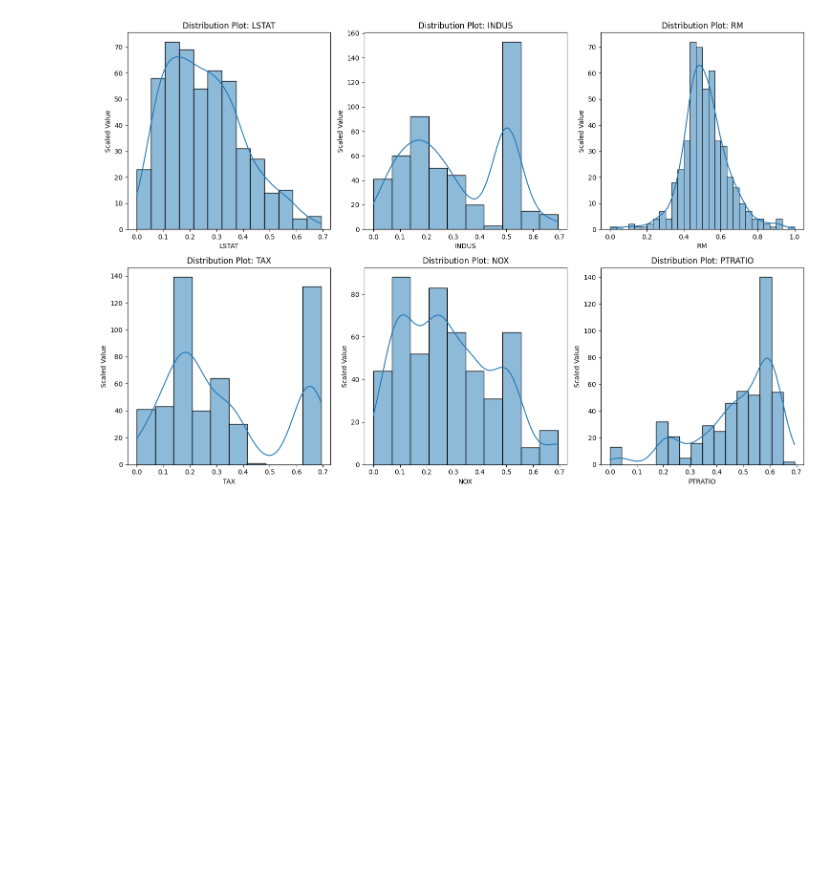
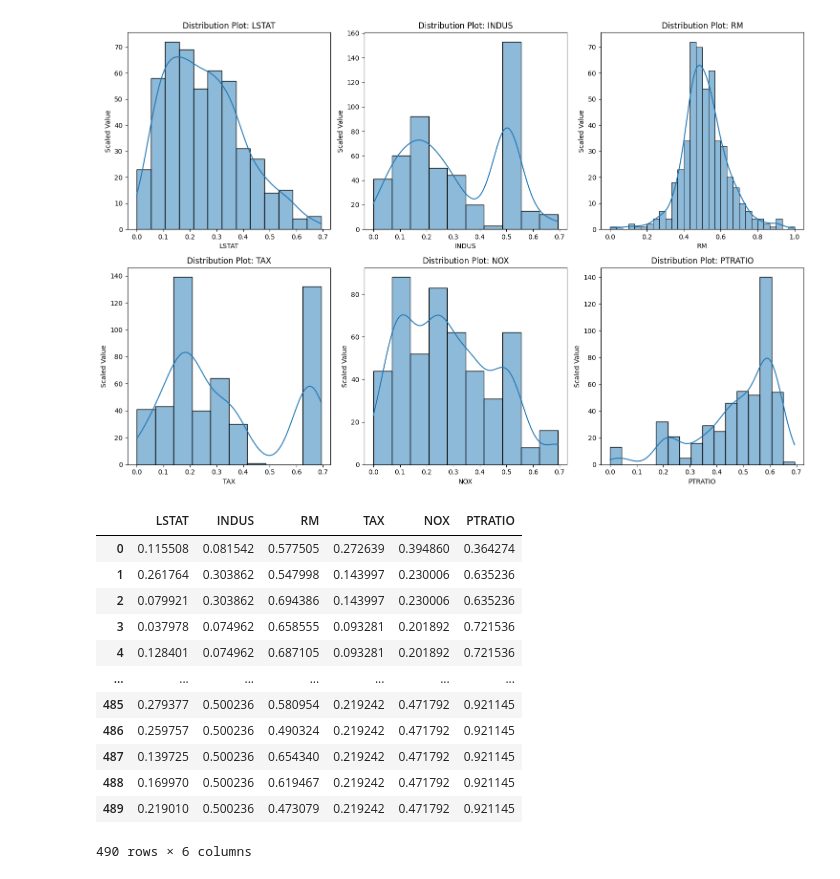
Before and after one commit to emonteiro27/data-boston-house-prices, a Jupyter notebook: boston-house-prices.ipynb, the cells around one changed output. Cells and saved outputs as stored; diff of their text form; code cells hidden in the pictures; blank space fills up the shorter version.

```diff
--- a/boston-house-prices.ipynb
+++ b/boston-house-prices.ipynb
@@ -366,3 +366,25 @@ plt.tight_layout()
 plt.show()
 # %% [output]
 [figure]
+# %%
+from sklearn.preprocessing import MinMaxScaler
+from sklearn.linear_model import LinearRegression
+from sklearn.model_selection import cross_val_score
+
+scaler = MinMaxScaler()
+X_scaled = pd.DataFrame(scaler.fit_transform(X), columns=X.columns)
+X_scaled
+# %% [output]
+|  | LSTAT | INDUS | RM | TAX | NOX | PTRATIO |
+| 0 | 0.115508 | 0.081542 | 0.577505 | 0.272639 | 0.394860 | 0.364274 |
+| 1 | 0.261764 | 0.303862 | 0.547998 | 0.143997 | 0.230006 | 0.635236 |
+| 2 | 0.079921 | 0.303862 | 0.694386 | 0.143997 | 0.230006 | 0.635236 |
+| 3 | 0.037978 | 0.074962 | 0.658555 | 0.093281 | 0.201892 | 0.721536 |
+| 4 | 0.128401 | 0.074962 | 0.687105 | 0.093281 | 0.201892 | 0.721536 |
+| ... | ... | ... | ... | ... | ... | ... |
+| 485 | 0.279377 | 0.500236 | 0.580954 | 0.219242 | 0.471792 | 0.921145 |
+| 486 | 0.259757 | 0.500236 | 0.490324 | 0.219242 | 0.471792 | 0.921145 |
+| 487 | 0.139725 | 0.500236 | 0.654340 | 0.219242 | 0.471792 | 0.921145 |
+| 488 | 0.169970 | 0.500236 | 0.619467 | 0.219242 | 0.471792 | 0.921145 |
+| 489 | 0.219010 | 0.500236 | 0.473079 | 0.219242 | 0.471792 | 0.921145 |
+490 rows × 6 columns
```
Also changed, not shown: parts of 1 cell of this notebook.
